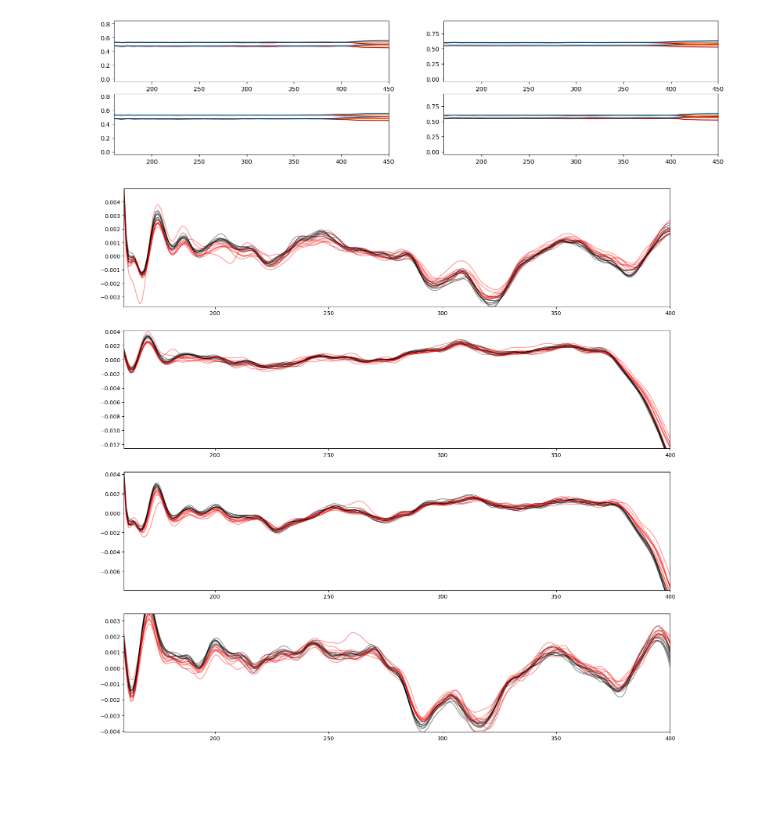
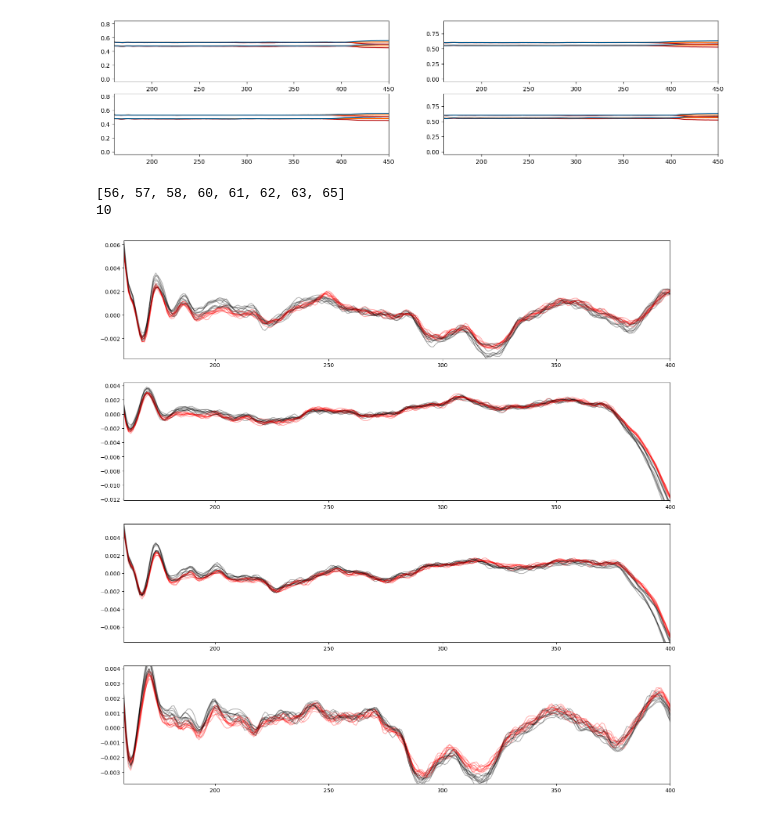
Before and after one commit to jaseg/sampling-mesh-monitor, a Jupyter notebook: jupyter_notebooks/multi_trace_viewer.ipynb, the cells around one changed output. Cells and saved outputs as stored; diff of their text form; code cells hidden in the pictures; blank space fills up the shorter version.

```diff
--- a/jupyter_notebooks/multi_trace_viewer.ipynb
+++ b/jupyter_notebooks/multi_trace_viewer.ipynb
@@ -255,17 +255,24 @@ for ax in axs.flatten():
 {'meta': 'baseline-repeat-25-07-02-02-p0.3', 'specimen': 'SP-PITCH-V2-0010', 'mcu': '203632423631500f003f0034', 'chip': 'pi3hdx12211', 'timestamp': '2025-07-02T16:43:09.787Z', 'mods': [], 'mesh_id': ' ...
 [figure]
 # %%
-group_a = [value for value in data_runs[f'patch-attack-25-07-09-01-p0.3'] if not value['info']['mods']]
+#group_a = [value for value in data_runs[f'patch-at#ck-25-07-09-01-p0.3'] if not value['info']['mods']]
 # We have a hidden short somewhere in sample 64. I wasn't able to quickly fix it.
-group_b = [value for value in data_runs[f'patch-attack-25-07-09-01-p0.3'] if 'loop_patch' in value['info']['mods'] and value['info']['serial'] != 64]
+#group_b = [value for value in data_runs[f'patch-attack-25-07-09-01-p0.3'] if 'loop_patch' in value['info']['mods'] and value['info']['serial'] != 64]
+
+group_a = [value for value in data_runs[f'attack-repeat-25-07-09-01-p0.3'] if not value['info']['mods']]
+print(sorted(set([value['info']['serial'] for value in data_runs[f'attack-repeat-25-07-09-01-p0.3'] if value['info']['mods']])))
+group_b = [value for value in data_runs[f'attack-repeat-25-07-09-01-p0.3'] if 'loop_patch' in value['info']['mods'] and value['info']['serial'] == 63]
+print(len(group_b))
 
 fig, axs = plt.subplots(4, 1, figsize=(18, 18))
 axs = axs.reshape((2, 2))
-for i, trace in enumerate([x for t in zip(group_a, group_b) for x in t]):
-    view_trace(trace, axs=axs, color=('red' if i%2 else 'black'), alpha=0.4, plot_variance=False, normalize=True, cal=False, select_load='open', xlim=(160, 400), smooth=1e-8)
+for i, trace in enumerate([x for t in zip(group_a[:5] + group_a[-5:], group_b) for x in t]):
+    view_trace(trace, axs=axs, color=('red' if i%2 else 'black'), alpha=0.3, plot_variance=False, normalize=True, cal=False, select_load='open', xlim=(160, 400), smooth=1e-9)
 
 for ax in axs.flatten():
     #ax.set_ylim([0.4, 0.5])
     pass
 # %% [output]
+[56, 57, 58, 60, 61, 62, 63, 65]
+10
-[figure, old version]
+[figure, new version]
```
Also changed, not shown: 7 other files.
